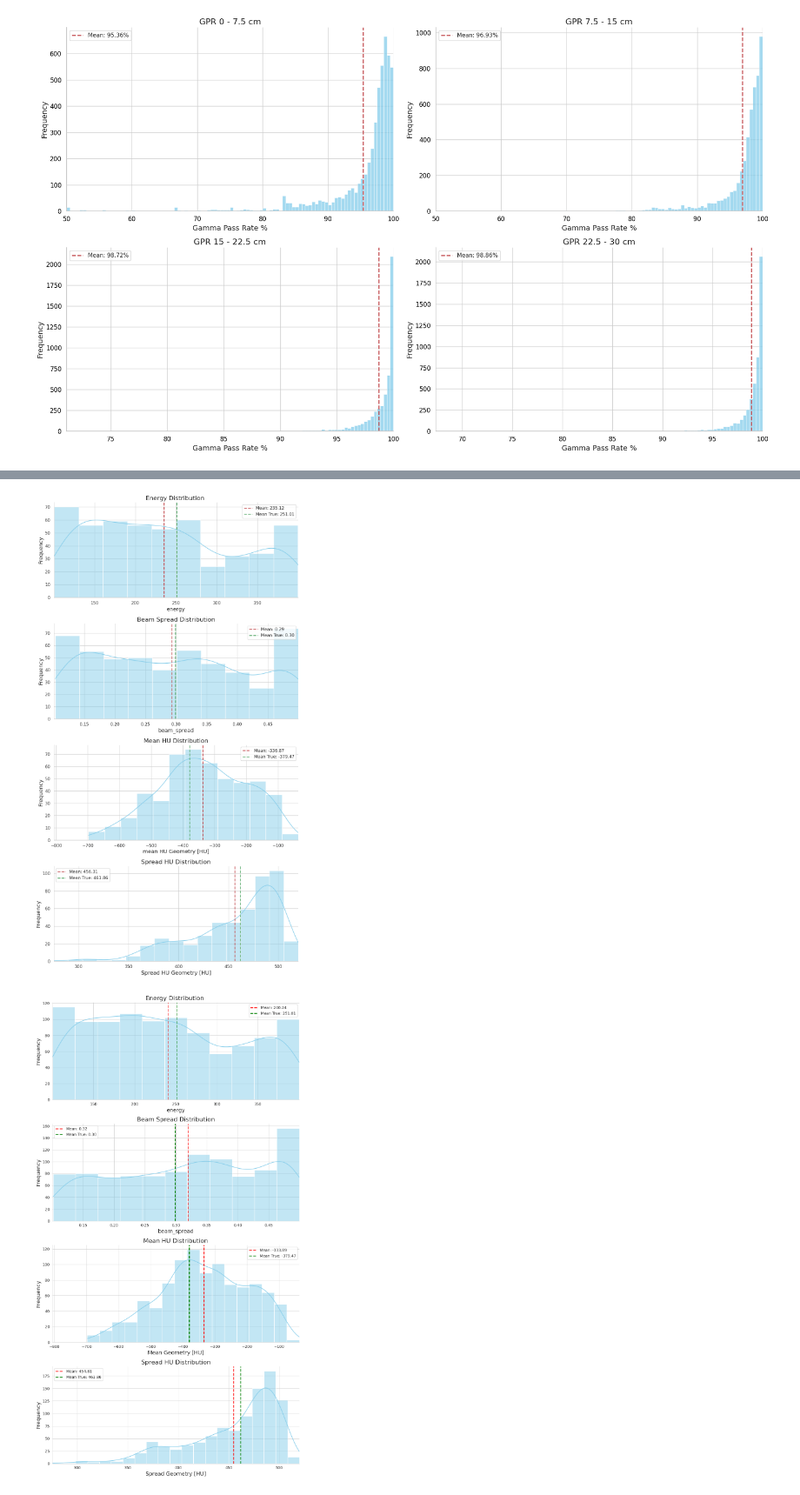
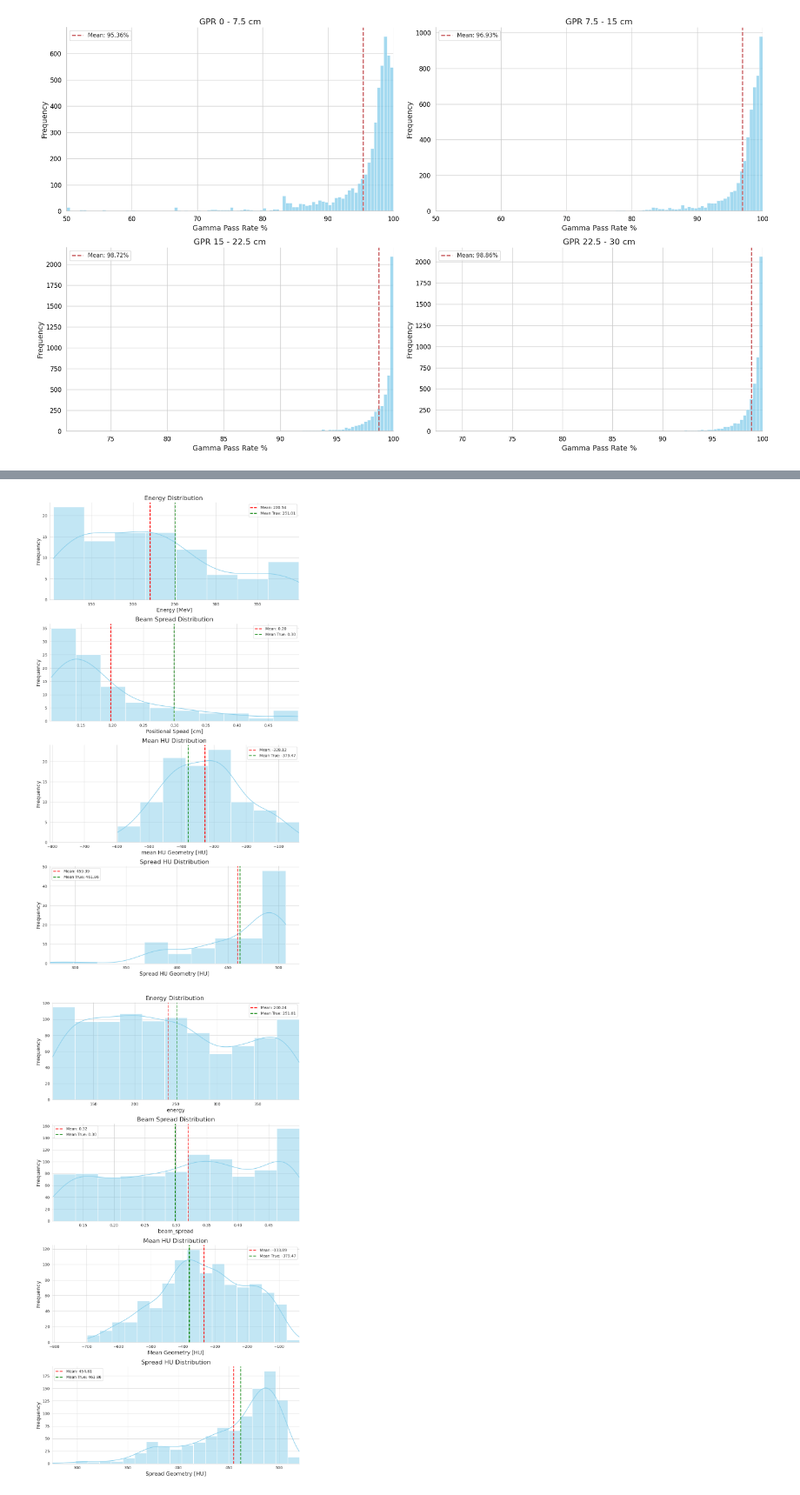
Before and after one commit to HamdiElsayed/dota, a Jupyter notebook: gpr_analysis/Evaluation_Notebook.ipynb, the cells around one changed output, grey strips where cells are left out. Shown at 87% size. Saved outputs shown, nothing was run; the diff lists cells and outputs as text; code cells hidden in the pictures.

```diff
--- a/gpr_analysis/Evaluation_Notebook.ipynb
+++ b/gpr_analysis/Evaluation_Notebook.ipynb
@@ -179,7 +202,7 @@ import seaborn as sns
 import matplotlib.pyplot as plt
 
 # Assuming worst_performing is your DataFrame containing the 100 worst-performing records
-worst_performing = complete_data.nlargest(500, 'GPR (1%,3mm) [%]')
+worst_performing = complete_data.nlargest(100, 'GPR (1%,3mm) [%]')
 
 # Set the aesthetic style of the plots
 sns.set_style('whitegrid')
@@ -191,36 +214,36 @@ fig, axs = plt.subplots(4, 1, figsize=(10, 18))
 titles = ['Energy Distribution ','Beam Spread Distribution', 'Mean HU Distribution', 'Spread HU Distribution']
 
 # Features to plot
-features = ['energy','beam_spread', 'mean HU Geometry [HU]', 'Spread HU Geometry [HU]']
+features = ['Energy [MeV]','Positional Spead [cm]', 'mean HU Geometry [HU]', 'Spread HU Geometry [HU]']
 
 for ax, feature, title in zip(axs, features, titles):
     sns.histplot(worst_performing[feature], bins='auto', kde=True, color='skyblue', ax=ax)
 
     # Calculate the mean of the current feature
     mean_value = worst_performing[feature].mean()
     mean_value_true = complete_data[feature].mean()
 
     # Add a vertical line for the mean
     ax.axvline(mean_value, color='r', linestyle='--', linewidth=2, label=f'Mean: {mean_value:.2f}')
     ax.axvline(mean_value_true, color='g', linestyle='--', linewidth=2, label=f'Mean True: {mean_value_true:.2f}')
 
     # Customize the subplot
     ax.set_title(title, fontsize=16)
     ax.set_xlabel(feature, fontsize=14)
     ax.set_xlim(complete_data[feature].min(), complete_data[feature].max())
     ax.set_ylabel('Frequency', fontsize=14)
     ax.legend()
 
 # Adjust layout to not overlap subplots
 plt.tight_layout()
 
 # Remove the top and right spines from all plots
 sns.despine()
 
 # Finally, show the plot
 plt.show()
 # %% [output]
-[figure, old version]
+[figure, new version]
 # %%
 import seaborn as sns
 import matplotlib.pyplot as plt
```
Also changed, not shown: parts of 2 cells of this notebook.
